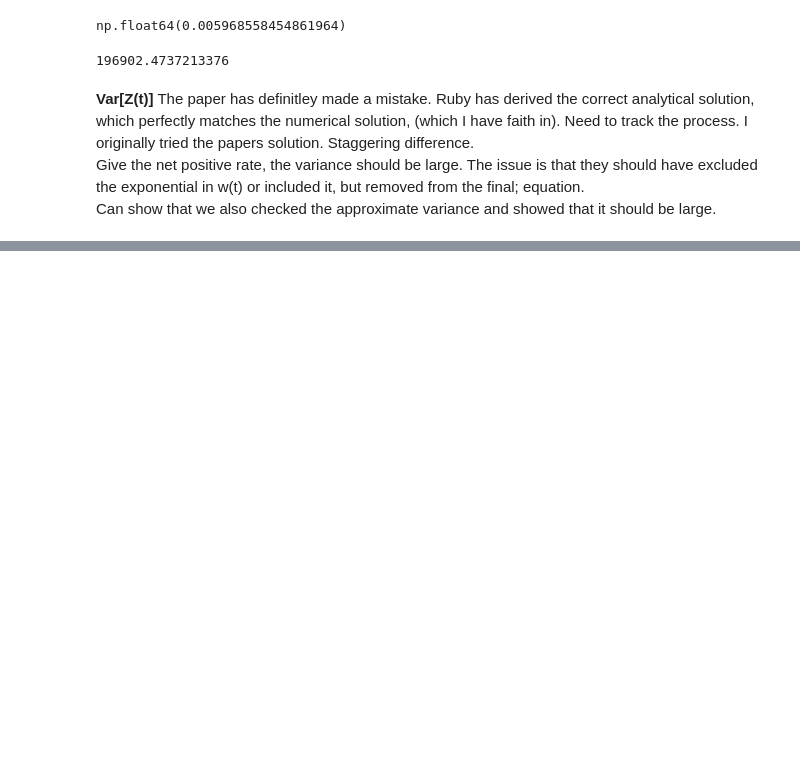
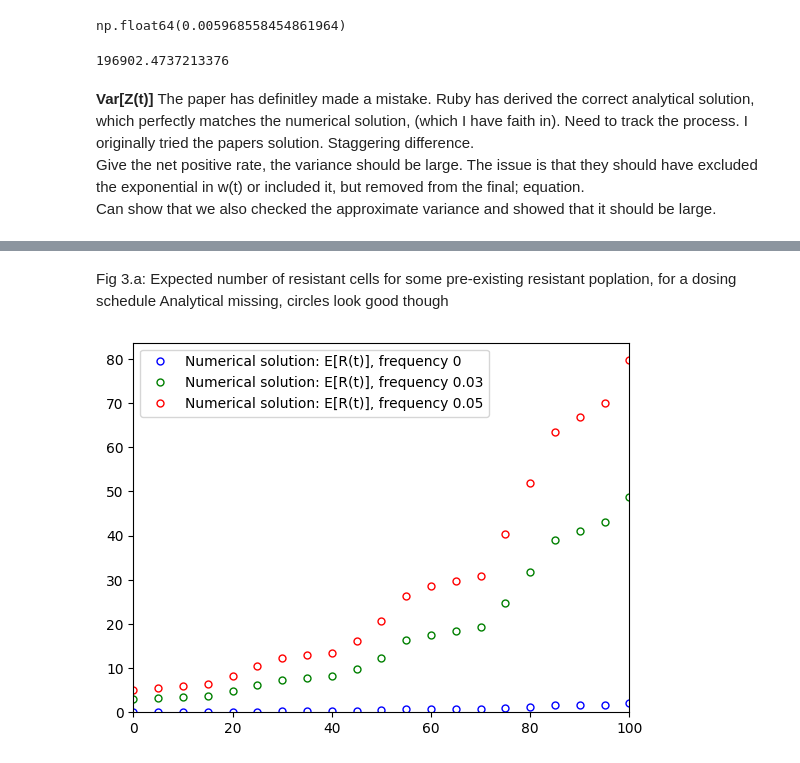
Before and after one commit to colmmcc2000/RSCAM_Group_11, a Jupyter notebook: code_RSCAM.ipynb, the cells around one changed output, grey strips where cells are left out. Cells and saved outputs as stored; diff of their text form; code cells hidden in the pictures; blank space fills up the shorter version.

```diff
--- a/code_RSCAM.ipynb
+++ b/code_RSCAM.ipynb
@@ -421,0 +429,35 @@ Can show that we also checked the approximate variance and showed that it should
+# %%
+#define rates for this example. See function simulate_pulsed_therapy for definition and explanation
+rates = {
+        'on':  {'lx': 0.05, 'ly': 0.11, 'mux': 0.1, 'muy': 0.1},
+        'off': {'lx': 0.13, 'ly': 0.15, 'mux': 0.1, 'muy': 0.1}
+    }
+
+#t , s, r = simulate_pulsed_therapy(rates, T_max, M0, beta, u, cycle_length, dosing_length, s)
+# %% [markdown]
+Fig 3.a: Expected number of resistant cells for some pre-existing resistant poplation, for a dosing schedule
+Analytical missing, circles look good though
+# %%
+T_max = 100
+M0 = 100 # Not specified, this is an assumption
+beta = 0.5
+u = 1e-3
+cycle = 28
+dosing = 14
+N = 500
+
+freq = [0, 0.03, 0.05]
+colours = ['blue', 'green', 'red']
+g = zip(freq, colours)
+
+for s, cols in g:
+    grid, pop_s, pop_r, prob_r, var_r = mean_pulsed_therapy(N, T_max, M0, rates, beta, u, cycle, dosing, s)
+    plt.plot(grid, pop_r, 'o', c = cols, label = f'Numerical solution: E[R(t)], frequency {s}',
+             markevery = 5, markersize = 5, fillstyle = 'none')
+
+plt.xlim(0, T_max)
+plt.ylim(0, None)
+plt.legend()
+plt.show()
+# %% [output]
+[figure, added]
```
Also changed, not shown: parts of 9 cells of this notebook, 1 other file.
